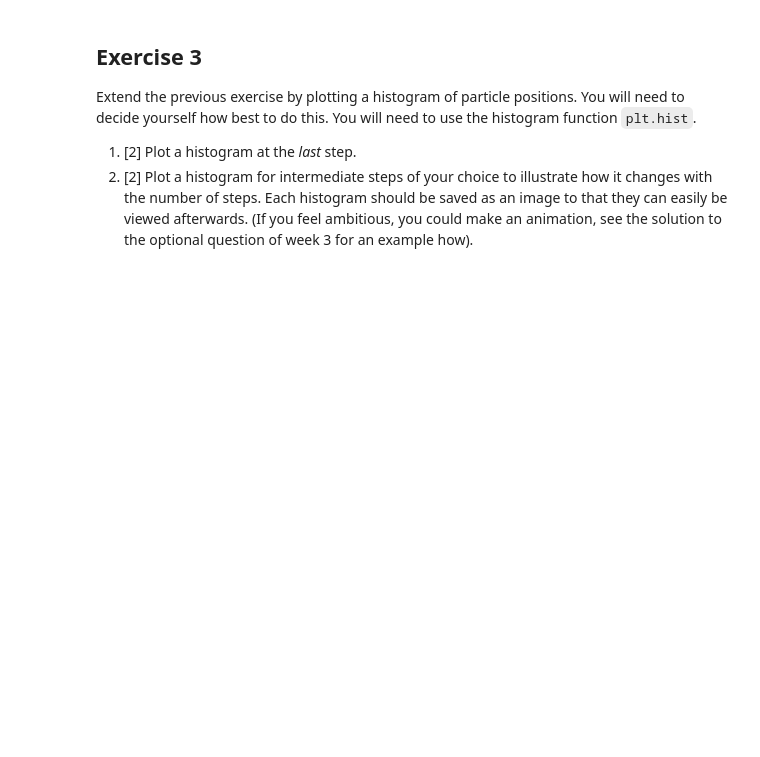
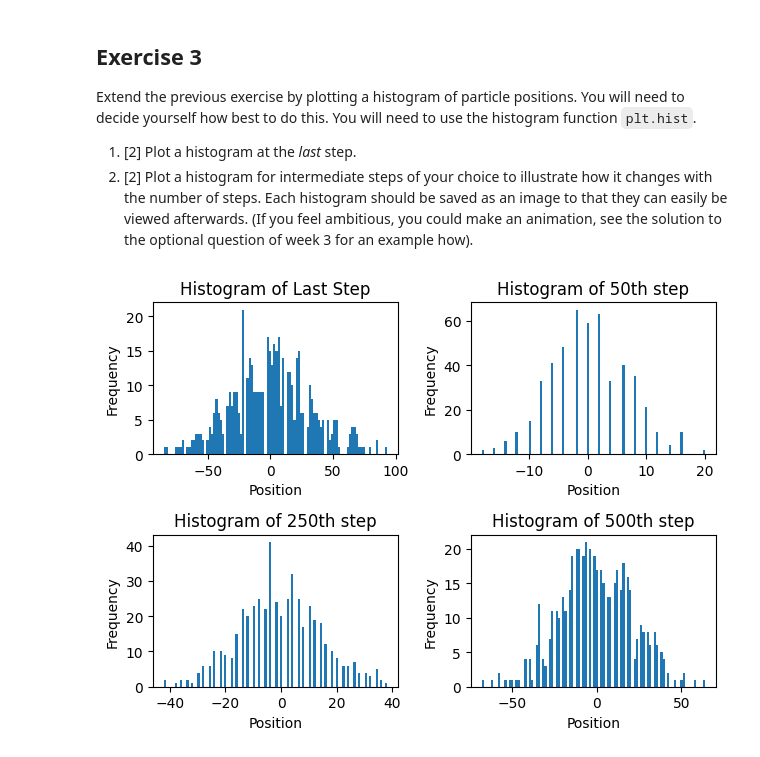
Before and after one commit to PX2145-2025/week-7-b-seccombe-jake, a Jupyter notebook: Random_walk.ipynb, the cells around one changed output. Saved outputs shown, nothing was run; the diff lists cells and outputs as text; code cells hidden in the pictures; blank space fills up the shorter version.

```diff
--- a/Random_walk.ipynb
+++ b/Random_walk.ipynb
@@ -134,3 +189,54 @@ Extend the previous exercise by plotting a histogram of particle positions. You
 
  1. [2] Plot a histogram at the _last_ step.
  2. [2] Plot a histogram for intermediate steps of your choice to illustrate how it changes with the number of steps. Each histogram should be saved as an image to that they can easily be viewed afterwards. (If you feel ambitious, you could make an animation, see the solution to the optional question of week 3 for an example how).
+# %%
+last_step = np.zeros(500)
+for i in range(500):
+  last_step[i] = walkers[-1,i]
+
+
+plt.subplot(2,2,1)
+plt.hist(last_step, bins=100)
+plt.title('Histogram of Last Step')
+plt.xlabel('Position')
+plt.ylabel('Frequency')
+
+
+
+step50 = np.zeros(500)
+for i in range(500):
+  step50[i] = walkers[50,i]
+
+plt.subplot(2,2,2)
+plt.title('Histogram of 50th step')
+plt.xlabel('Position')
+plt.ylabel('Frequency')
+plt.hist(step50, bins=100)
+
+
+
+step250 = np.zeros(500)
+for i in range(500):
+  step250[i] = walkers[250,i]
+
+plt.subplot(2,2,3)
+plt.title('Histogram of 250th step')
+plt.xlabel('Position')
+plt.ylabel('Frequency')
+plt.hist(step250, bins=100)
+
+
+step500 = np.zeros(500)
+for i in range(500):
+  step500[i] = walkers[500,i]
+
+plt.subplot(2,2,4)
+plt.title('Histogram of 500th step')
+plt.xlabel('Position')
+plt.ylabel('Frequency')
+plt.hist(step500, bins=100)
+
+plt.tight_layout()
+plt.show()
+# %% [output]
+[figure, added]
```
Also changed, not shown: parts of 4 cells of this notebook.
